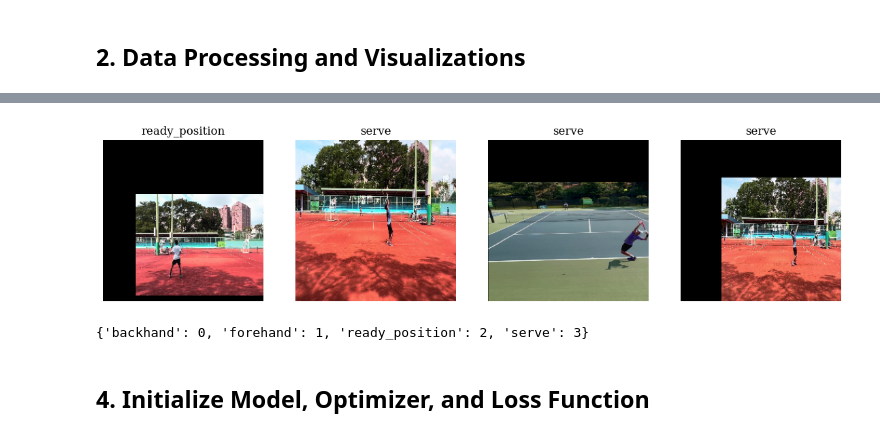
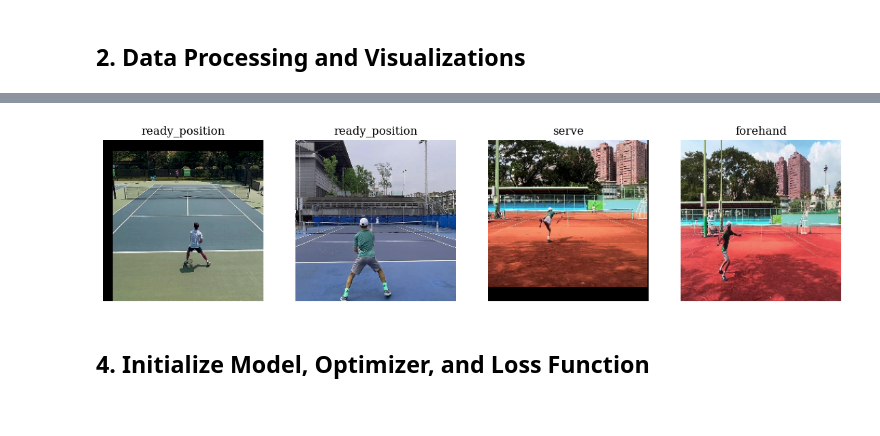
Before and after one commit to AgentXCross/TennisStrokeMultiClassification, a Jupyter notebook: model-development-2.ipynb, the cells around one changed output, grey strips where cells are left out. Saved outputs shown, nothing was run; the diff lists cells and outputs as text; code cells hidden in the pictures.

```diff
--- a/model-development-2.ipynb
+++ b/model-development-2.ipynb
@@ -252,36 +251,0 @@ class AlbumentationsAdapter:
-# %%
-train_data_1 = datasets.ImageFolder(root = train_dir, transform = AlbumentationsAdapter(train_transforms_1))
-train_data_2 = datasets.ImageFolder(root = train_dir, transform = AlbumentationsAdapter(train_transforms_2))
-train_data_3 = datasets.ImageFolder(root = train_dir, transform = AlbumentationsAdapter(train_transforms_3))
-train_data_4 = datasets.ImageFolder(root = train_dir, transform = AlbumentationsAdapter(train_transforms_4))
-
-
-train_data = ConcatDataset([
-    train_data_1,
-    train_data_2,
-    train_data_3,
-    train_data_4
-])
-
-test_data = datasets.ImageFolder(
-    root = test_dir,
-    transform = test_transforms
-)
-
-train_loader = DataLoader(
-    dataset = train_data,
-    batch_size = 32,
-    shuffle = True,
-    num_workers = 0,
-    pin_memory = True,
-)
-
-test_loader = DataLoader(
-    dataset = test_data,
-    batch_size = 32,
-    shuffle = False,
-    num_workers = 0,
-    pin_memory = True
-)
-
-len(train_loader), len(test_loader)
@@ -290,34 +356,32 @@ len(train_loader), len(test_loader)
 # %%
 #Visualize some samples from the dataloader
+idx_to_class = {v: k for k, v in label_map.items()}
 def unnormalize(img_tensor: torch.Tensor) -> Image.Image:
+    """Unnormalize Tensor Values."""
     img = img_tensor.permute(1, 2, 0).cpu().numpy()
     img = (img * std) + mean
     img = np.clip(img, 0, 1)
     return img
 
-def visualize_batch(data_loader: torch.utils.data.DataLoader, class_names = train_data_1.classes, num_images = 4):
+def visualize_batch(data_loader: torch.utils.data.DataLoader, num_images = 4):
+    """Visualize 4 Images from a Dataloader"""
     images, labels = next(iter(data_loader))
 
     plt.figure(figsize = (14, 4))
     for i in range(num_images):
         img = unnormalize(images[i])
-        label = class_names[labels[i]]
+        label = idx_to_class[labels[i].item()]
 
         plt.subplot(1, num_images, i + 1)
         plt.imshow(img)
         plt.title(label)
         plt.axis("off")
 
     plt.show()
 
-visualize_batch(train_loader)
+visualize_batch(train_dataloader)
 # %% [output]
-[figure, old version]
+[figure, new version]
-# %%
-class_to_idx = train_data.datasets[0].class_to_idx
-print(class_to_idx)
-# %% [output]
-{'backhand': 0, 'forehand': 1, 'ready_position': 2, 'serve': 3}
 # %% [markdown]
 ## **4. Initialize Model, Optimizer, and Loss Function**
 # %%
```
Also changed, not shown: parts of 18 cells of this notebook.
